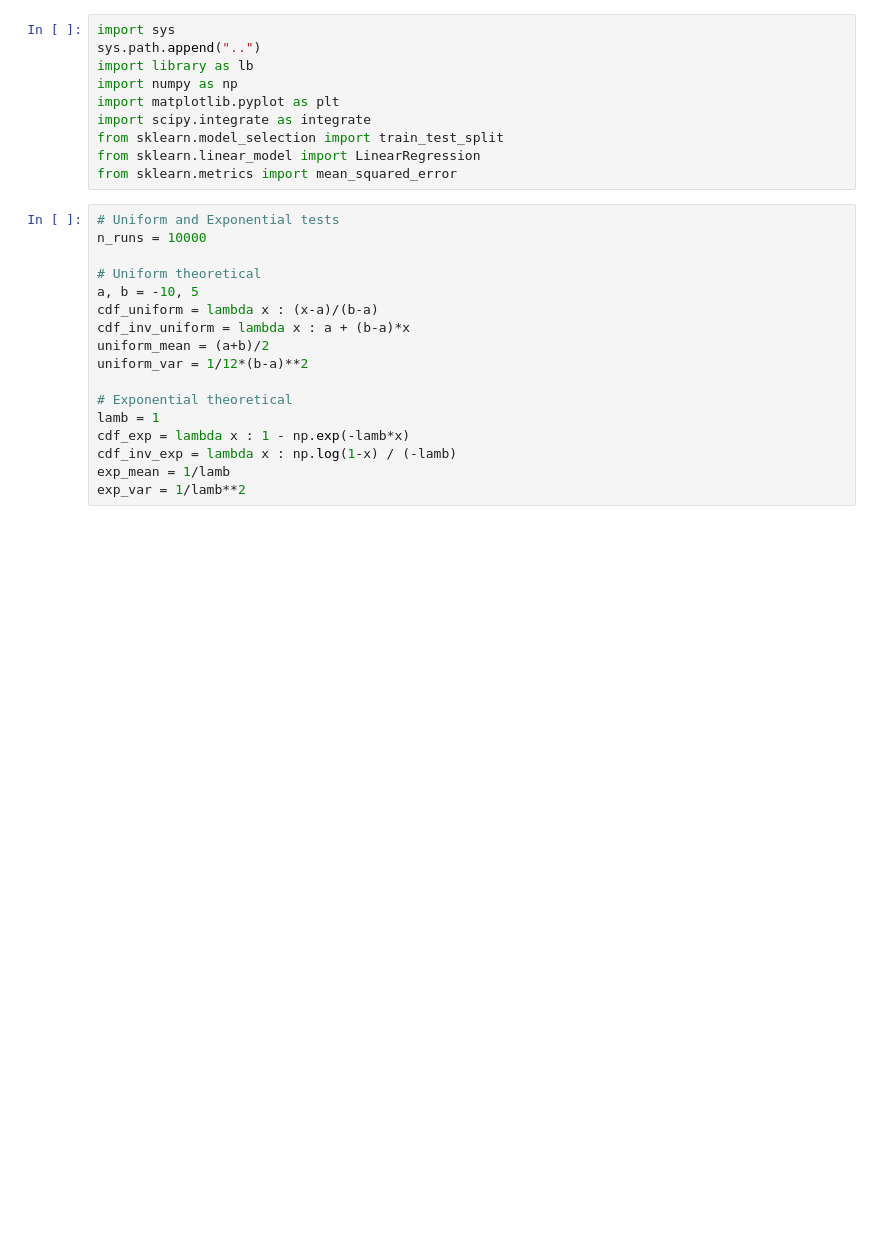
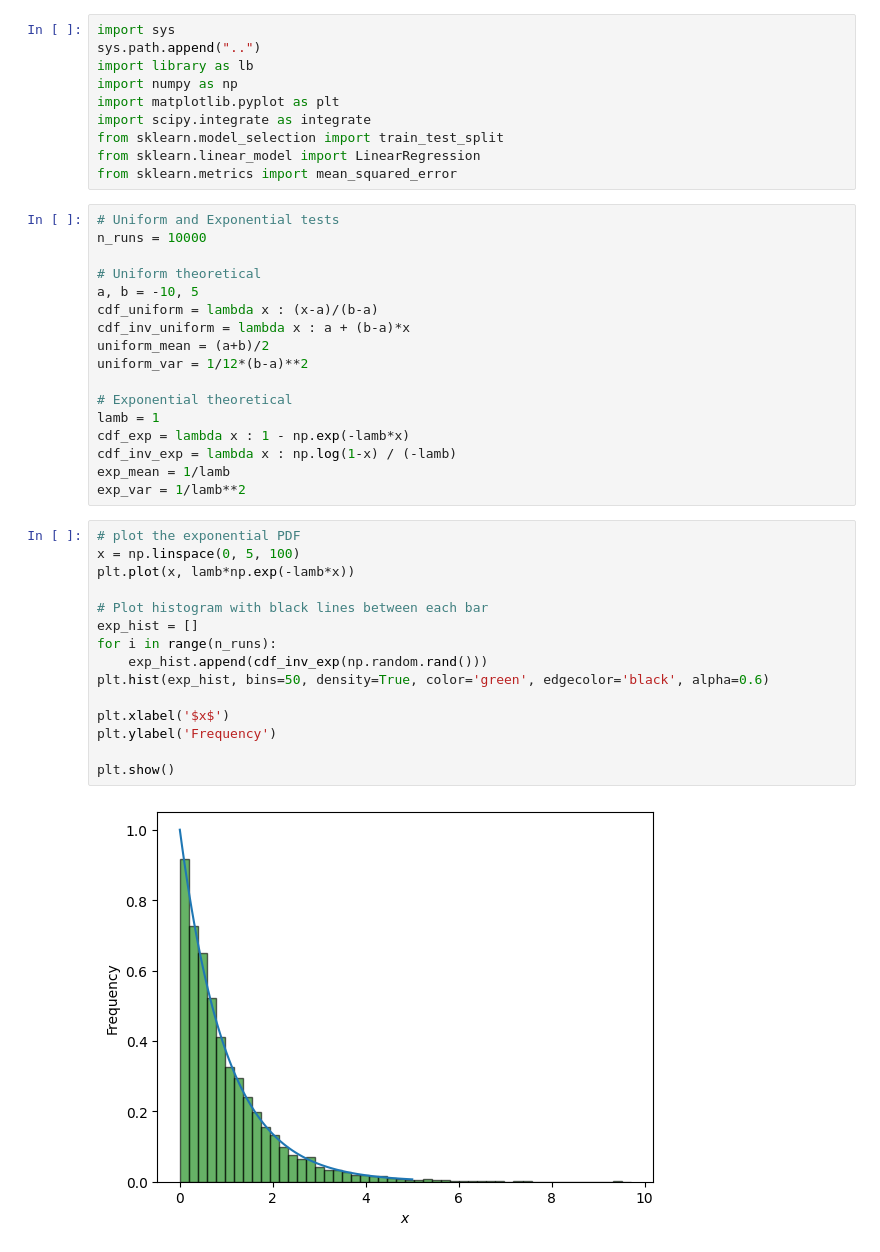
Before and after one commit to AlffonsoMV/PAMSProject, a Jupyter notebook: Code/Sampling/Test_CDF_inv.ipynb, the cells around one changed output. Drawn from its saved outputs; the diff is of its cells as text; blank space fills up the shorter version.

```diff
--- a/Code/Sampling/Test_CDF_inv.ipynb
+++ b/Code/Sampling/Test_CDF_inv.ipynb
@@ -25,6 +25,23 @@ cdf_exp = lambda x : 1 - np.exp(-lamb*x)
 cdf_inv_exp = lambda x : np.log(1-x) / (-lamb)
 exp_mean = 1/lamb
 exp_var = 1/lamb**2
+# %%
+# plot the exponential PDF
+x = np.linspace(0, 5, 100)
+plt.plot(x, lamb*np.exp(-lamb*x))
+
+# Plot histogram with black lines between each bar
+exp_hist = []
+for i in range(n_runs):
+    exp_hist.append(cdf_inv_exp(np.random.rand()))
+plt.hist(exp_hist, bins=50, density=True, color='green', edgecolor='black', alpha=0.6)
+
+plt.xlabel('$x$')
+plt.ylabel('Frequency')
+
+plt.show()
+# %% [output]
+[figure, added]
 # %%
 # Uniform empirical
 n = np.linspace(100, 1000, 100, dtype=int)
```
Also changed, not shown: parts of 2 cells of this notebook, 22 other files.
